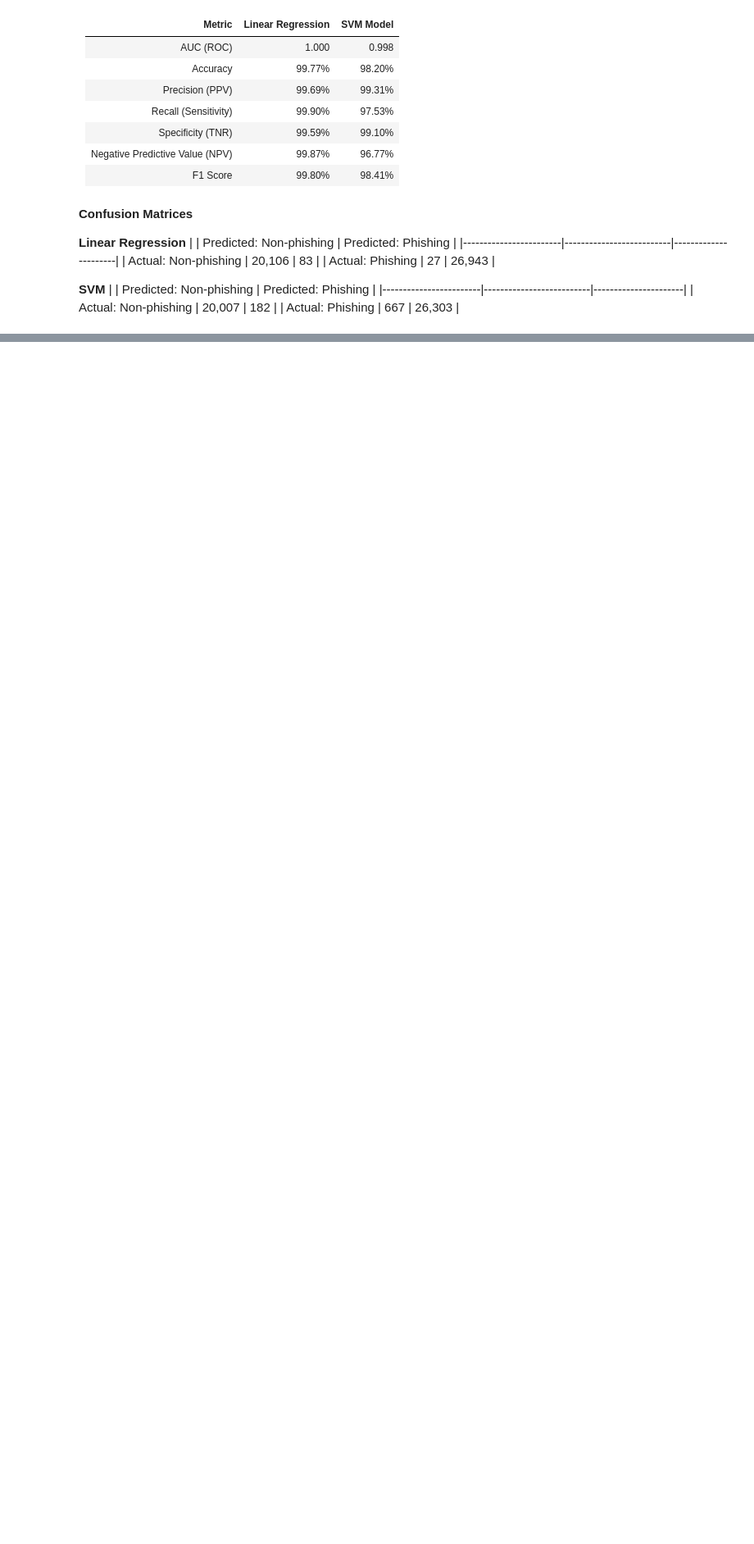
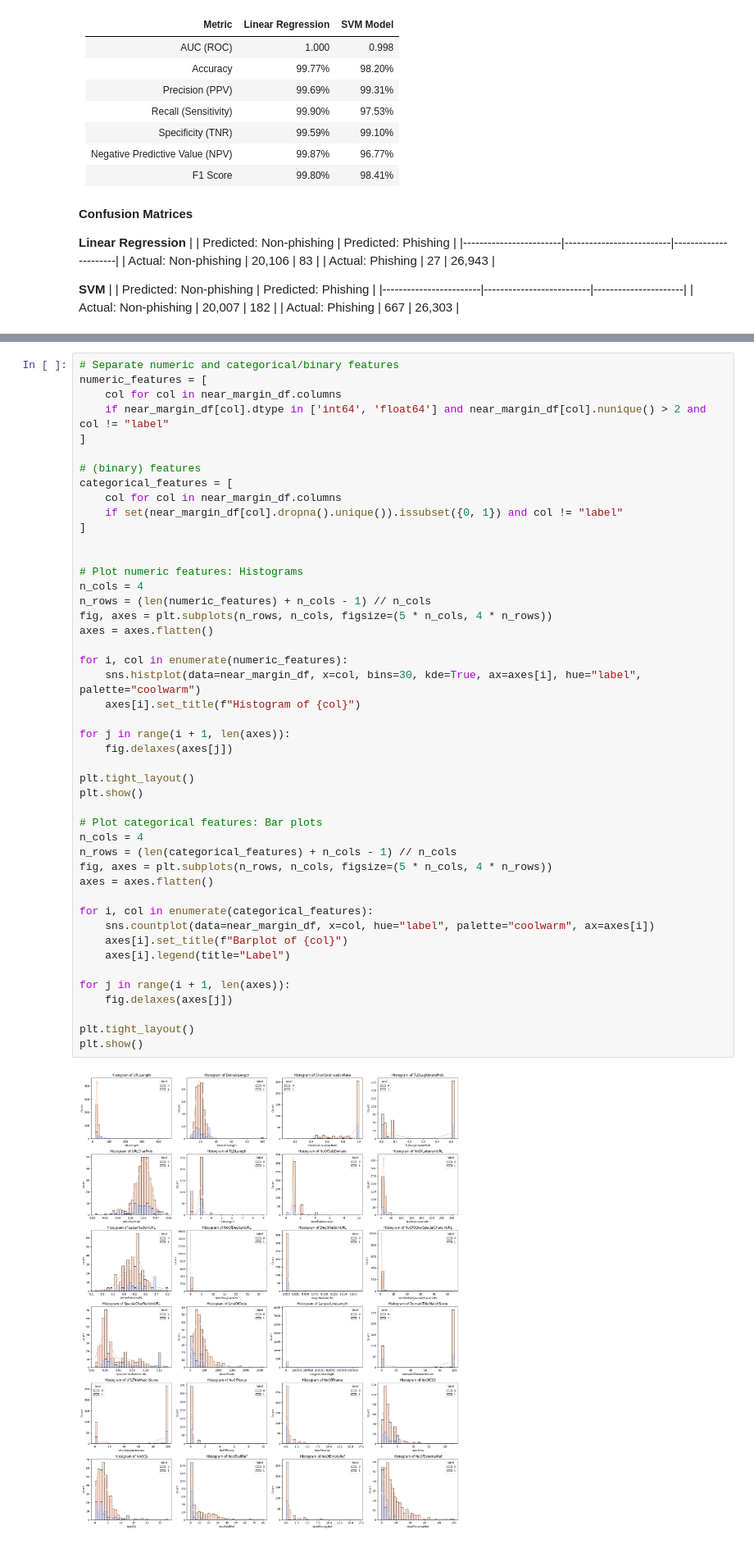
Before and after one commit to Scox97/DS7331_Group_Project, a Jupyter notebook: DS7331_GP2_Mini_Lab_1.ipynb, the cells around one changed output, grey strips where cells are left out. Shown at 82% size. Saved outputs shown, nothing was run; the diff lists cells and outputs as text; blank space fills up the shorter version.

```diff
--- a/DS7331_GP2_Mini_Lab_1.ipynb
+++ b/DS7331_GP2_Mini_Lab_1.ipynb
@@ -865,0 +942,48 @@ Number of overlapping samples: 0
+# %%
+# Separate numeric and categorical/binary features
+numeric_features = [
+    col for col in near_margin_df.columns
+    if near_margin_df[col].dtype in ['int64', 'float64'] and near_margin_df[col].nunique() > 2 and col != "label"
+]
+
+# (binary) features
+categorical_features = [
+    col for col in near_margin_df.columns
+    if set(near_margin_df[col].dropna().unique()).issubset({0, 1}) and col != "label"
+]
+
+
+# Plot numeric features: Histograms
+n_cols = 4
+n_rows = (len(numeric_features) + n_cols - 1) // n_cols
+fig, axes = plt.subplots(n_rows, n_cols, figsize=(5 * n_cols, 4 * n_rows))
+axes = axes.flatten()
+
+for i, col in enumerate(numeric_features):
+    sns.histplot(data=near_margin_df, x=col, bins=30, kde=True, ax=axes[i], hue="label", palette="coolwarm")
+    axes[i].set_title(f"Histogram of {col}")
+
+for j in range(i + 1, len(axes)):
+    fig.delaxes(axes[j])
+
+plt.tight_layout()
+plt.show()
+
+# Plot categorical features: Bar plots
+n_cols = 4
+n_rows = (len(categorical_features) + n_cols - 1) // n_cols
+fig, axes = plt.subplots(n_rows, n_cols, figsize=(5 * n_cols, 4 * n_rows))
+axes = axes.flatten()
+
+for i, col in enumerate(categorical_features):
+    sns.countplot(data=near_margin_df, x=col, hue="label", palette="coolwarm", ax=axes[i])
+    axes[i].set_title(f"Barplot of {col}")
+    axes[i].legend(title="Label")
+
+for j in range(i + 1, len(axes)):
+    fig.delaxes(axes[j])
+
+plt.tight_layout()
+plt.show()
+# %% [output]
+[figure, added]
```
Also changed, not shown: parts of 10 cells of this notebook.
